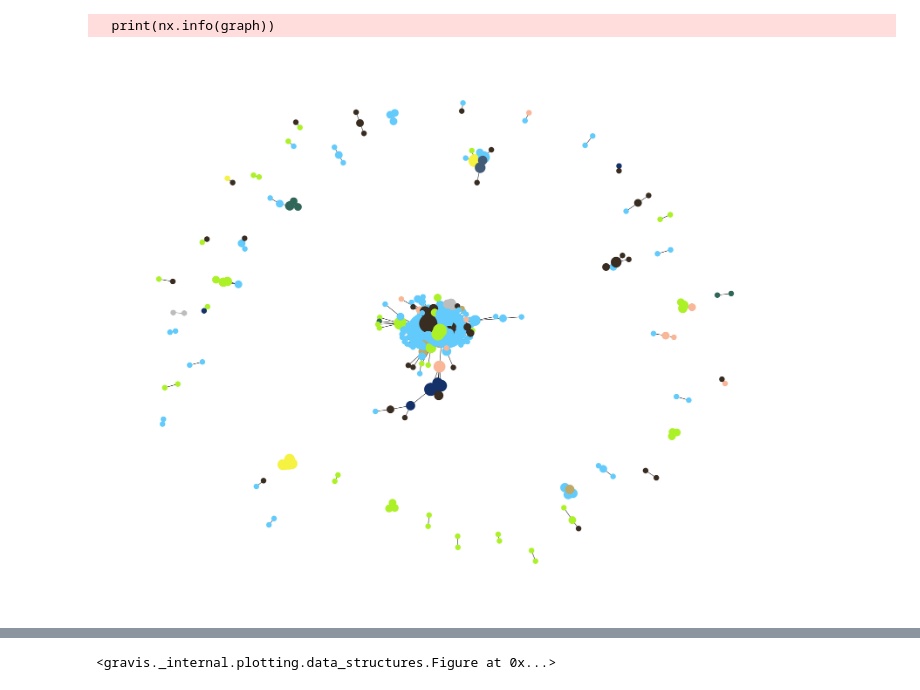
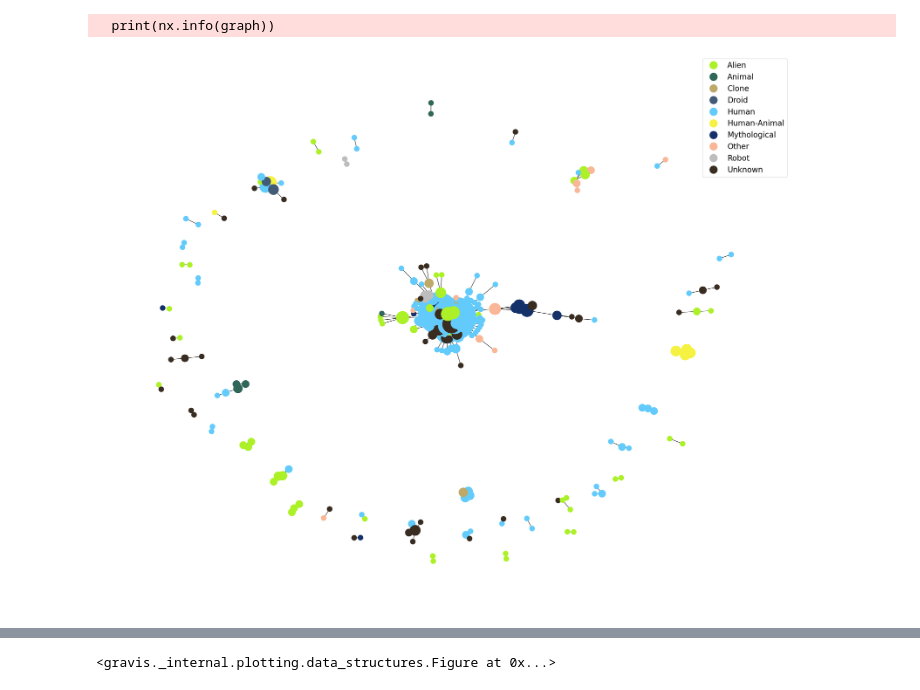
Before and after one commit to ChiaraAmalia/networkxProject, a Jupyter notebook: rick_&_morty.ipynb, the cells around one changed output, grey strips where cells are left out. Drawn from its saved outputs; the diff is of its cells as text; code cells hidden in the pictures.

```diff
--- a/rick_&_morty.ipynb
+++ b/rick_&_morty.ipynb
@@ -42,6 +42,10 @@ display(Species)
 | 627 | Mr. Stringbean | Alien |
 | 628 | Pissmaster | Alien |
 629 rows × 2 columns
+# %%
+allSpecies=Species.groupby('species').count().drop(columns=['name','color']).reset_index()
+allSpecies['color']=allSpecies['species'].map(node_colors)
+allSpecies=allSpecies.set_index('species').to_dict(orient='index')
 # %%
 node_colors = {'Alien':'#ACF127',
 'Animal':'#316759',
@@ -71,15 +75,16 @@ Graph with 262 nodes and 520 edges
 # %%
 pos=nx.spring_layout(graph)
 plt.figure(figsize=(25,20))
 nCol=nx.get_node_attributes(graph,'color')
 for n in graph.nodes:
     if not n in nCol:
         nCol[n]='#392C21'
 d = dict(graph.degree)
 nx.draw(graph, pos, node_color=[nCol[n] for n in graph.nodes],node_size=[v * 180 for v in d.values()])
-#edge_labels = nx.get_edge_attributes(graph, "weight")
-#nx.draw_networkx_edge_labels(graph, pos, edge_labels)
 #nx.draw_networkx_labels(graph, pos,font_size=12, font_color="black")
+# Le sehuenti linee creano degli elementi fake che useremo per costruire la legenda
+markers = [plt.Line2D([0,0],[0,0],color=color['color'], marker='o', linestyle='',markersize=20) for color in allSpecies.values()]
+plt.legend(markers, allSpecies.keys(), numpoints=1, prop={'size': 20})
 plt.show()
 # %% [output]
-[figure, old version]
+[figure, new version]
```
Also changed, not shown: parts of 1 cell of this notebook.
